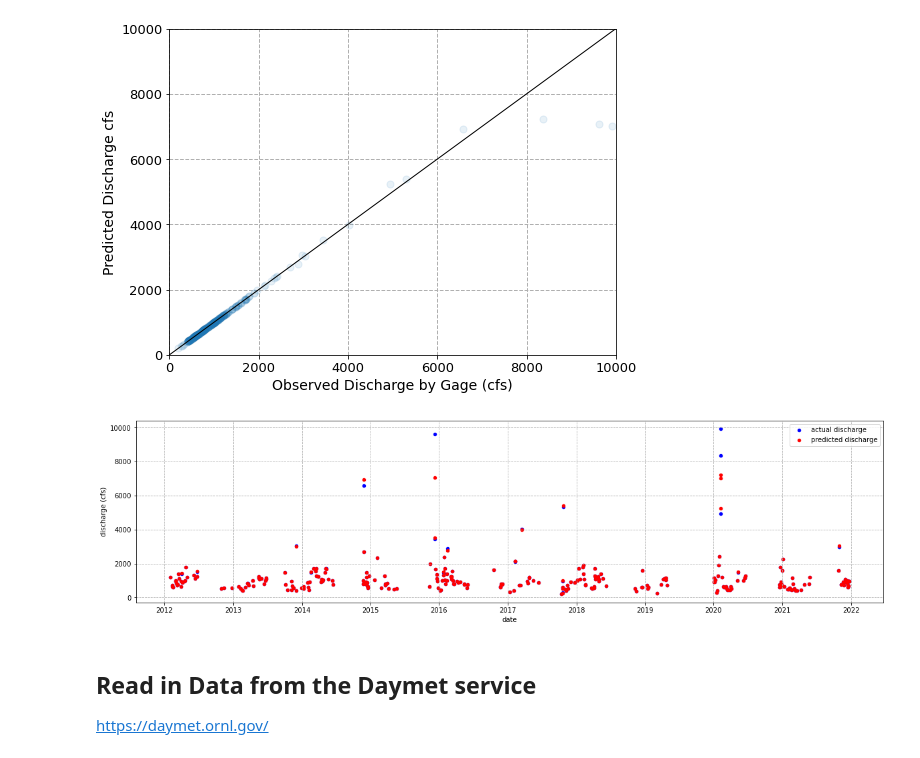
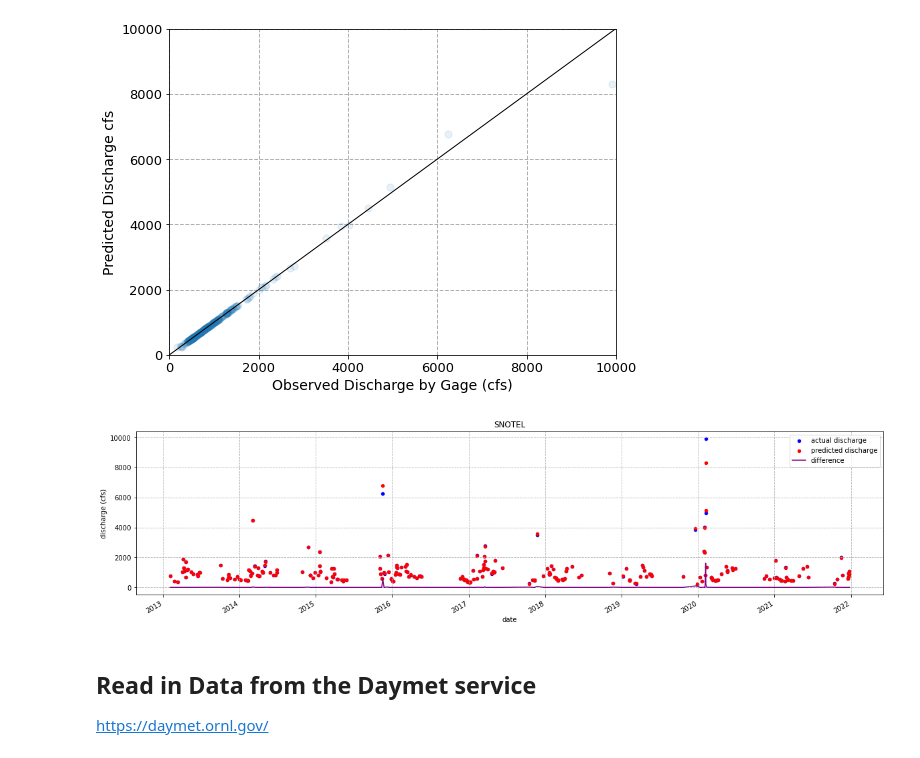
Before and after one commit to ianvd/gage-guesser, a Jupyter notebook: Main.ipynb, the cells around one changed output. Drawn from its saved outputs; the diff is of its cells as text; code cells hidden in the pictures.

```diff
--- a/Main.ipynb
+++ b/Main.ipynb
@@ -103,7 +93,7 @@ paradise_path = 'data/paradiseclimate.csv'
 pclim = pd.read_csv(paradise_path)
 pclim['Date'] = pd.to_datetime(pclim['Date'])
 pclim = pclim.set_index(['Date'])
-pclim = pclim.loc['2012-01-01':'2021-12-31']
+pclim = pclim.loc['2013-01-01':'2021-12-31']
 pclim
 # %% [output]
 |  | Paradise (679) Precipitation Accu... | Paradise (679) Precipitation Incr... | Paradise (679) Precipitation Incr... | Paradise (679) Air Temperature Av... | ... |
@@ -153,12 +143,9 @@ df
 # %%
 # specify the USGS site code for which we want data.
 nisqually = '12082500' #nisqually river
-puyallup = '12092000' #puyallup basin
-cowlitz = '14226500' #cowlitz basin
-
 
 # get instantaneous values (iv)
-nisDis = nwis.get_record(sites=nisqually, service='dv', start='2012-01-01', end='2021-12-31')
+nisDis = nwis.get_record(sites=nisqually, service='dv', start='2013-01-01', end='2021-12-31')
 nisDis
 # %% [output]
 |  | 00020_Maximum | 00020_Maximum_cd | site_no | 00020_Minimum | 00020_Minimum_cd | 00020_Mean | 00020_Mean_cd | ... |
@@ -334,17 +328,22 @@ comp['test_data'] = y_test
 comp['predicted'] = predictions
 comp['date'] = comp.index
 comp = comp.sort_values(by=['date'])
+# %%
+comp['difference'] = abs(comp['test_data'] - comp['predicted'])
 # %%
 # Plot relationship
 ax = comp.plot(kind="scatter", x="date",y="test_data", color="b", label="actual discharge", figsize=(20,5))
 comp.plot(kind="scatter", x="date",y="predicted", color="r", label="predicted discharge", ax=ax)
+comp.plot(kind="line", x="date",y="difference", color="purple", label="difference", ax=ax)
 
 ax.set_xlabel("date")
 ax.set_ylabel("discharge (cfs)")
 plt.grid(linestyle='--')
+plt.title('SNOTEL')
+plt.savefig('figures/snotel.jpg', bbox_inches='tight', dpi=300)
 plt.show()
 # %% [output]
-[figure, old version]
+[figure, new version]
 # %% [markdown]
 ## Read in Data from the Daymet service
 https://daymet.ornl.gov/
```
Also changed, not shown: parts of 28 cells of this notebook, 4 other files.
